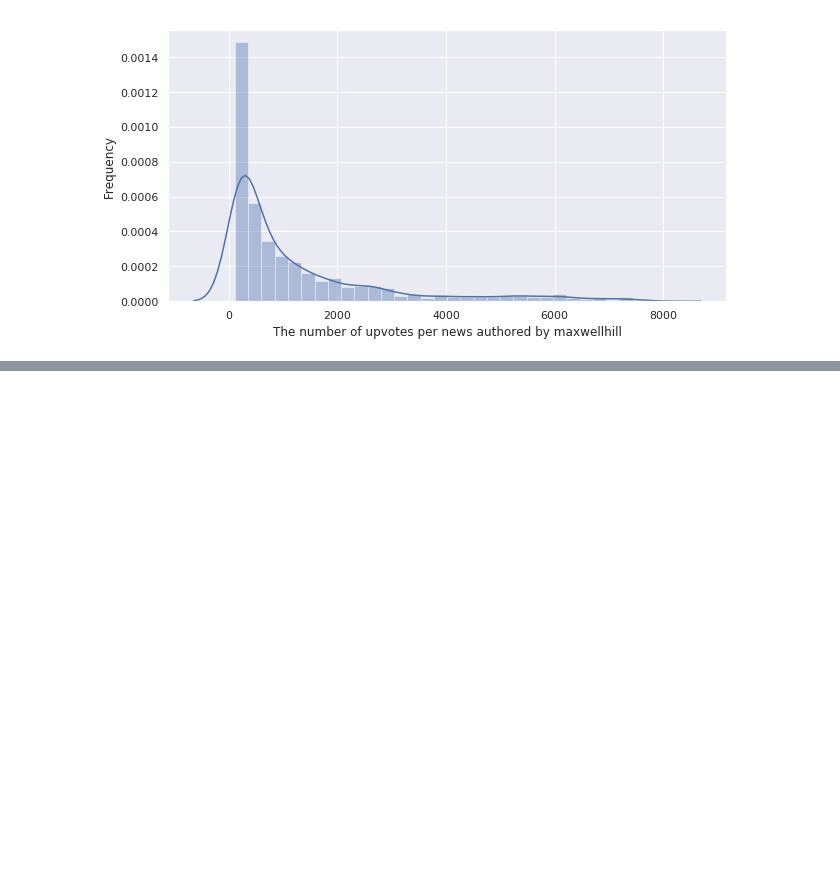
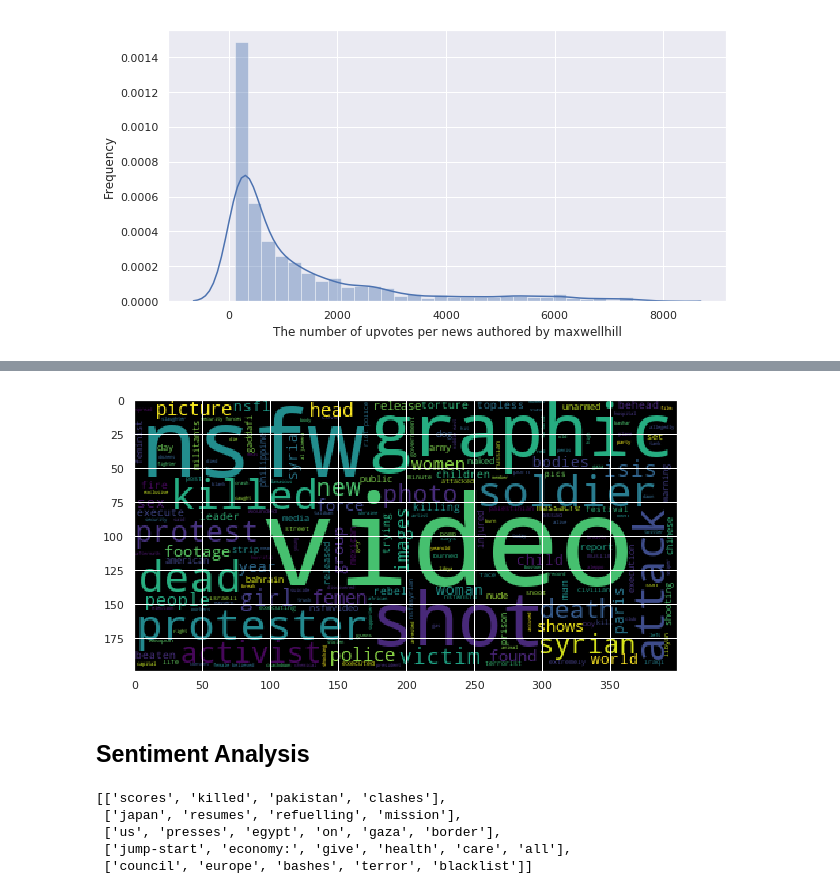
Before and after one commit to githubxinchunli/Exploratory-Analysis-of-Reddit-World-News, a Jupyter notebook: RedditNews.ipynb, the cells around one changed output, grey strips where cells are left out. Drawn from its saved outputs; the diff is of its cells as text; code cells hidden in the pictures; blank space fills up the shorter version.

```diff
--- a/RedditNews.ipynb
+++ b/RedditNews.ipynb
@@ -205,0 +237,14 @@ Text(0, 0.5, 'Frequency')
+# %%
+df_title2=df.copy()
+df_title2=df_title2[df_title2['over_18']==True]
+df_title2.title=cleanContent(df_title2.title)
+titles3=""
+for title in df_title2['title']:
+    titles3 += title
+# %%
+from wordcloud import WordCloud
+wordcloud=WordCloud().generate(titles3)
+plt.imshow(wordcloud)
+plt.show()
+# %% [output]
+[figure, added]
@@ -205,0 +255,2 @@ Text(0, 0.5, 'Frequency')
+# %% [markdown]
+## Sentiment Analysis
@@ -205,0 +276,8 @@ Text(0, 0.5, 'Frequency')
+# %%
+texts[:5]
+# %% [output]
+[['scores', 'killed', 'pakistan', 'clashes'],
+ ['japan', 'resumes', 'refuelling', 'mission'],
+ ['us', 'presses', 'egypt', 'on', 'gaza', 'border'],
+ ['jump-start', 'economy:', 'give', 'health', 'care', 'all'],
+ ['council', 'europe', 'bashes', 'terror', 'blacklist']]
```
Also changed, not shown: parts of 53 cells of this notebook.
